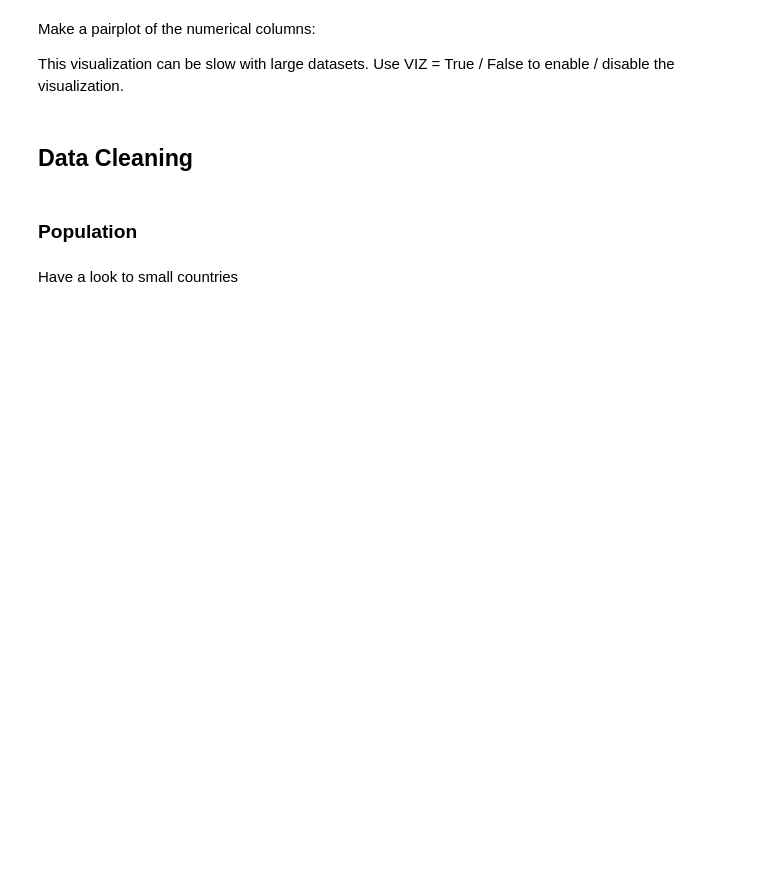
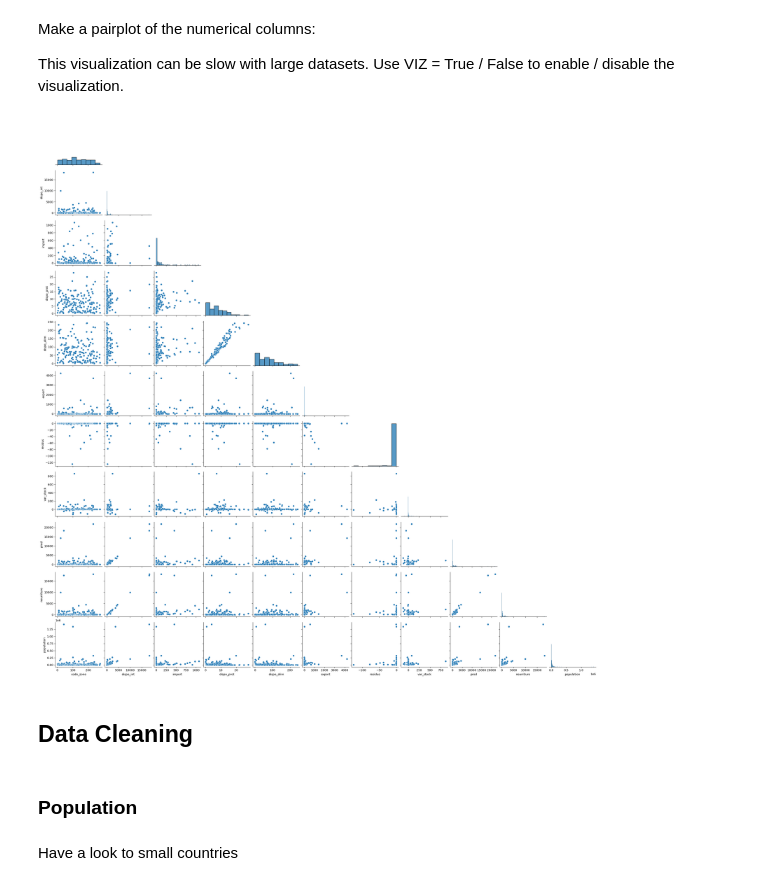
Before and after one commit to AlexandreGazagnes/Unilasalle-Public-Resources, a Jupyter notebook: 4a-data-analysis/03-session/0301-solution-notebook.ipynb, the cells around one changed output. Drawn from its saved outputs; the diff is of its cells as text; code cells hidden in the pictures; blank space fills up the shorter version.

```diff
--- a/4a-data-analysis/03-session/0301-solution-notebook.ipynb
+++ b/4a-data-analysis/03-session/0301-solution-notebook.ipynb
@@ -267,9 +570,11 @@ Make a pairplot of the numerical columns:
 This visualization can be slow with large datasets.
 Use VIZ = True / False to enable / disable the visualization.
 # %%
-VIZ = False  # Enable this with True
-if VIZ:
+VIZ = True # Enable this with True
+if VIZ :
     sns.pairplot(df.select_dtypes(exclude="object"), corner=True)
+# %% [output]
+[figure, added]
 # %% [markdown]
 ## Data Cleaning
 # %% [markdown]
```
Also changed, not shown: parts of 111 cells of this notebook, 8 other files.
